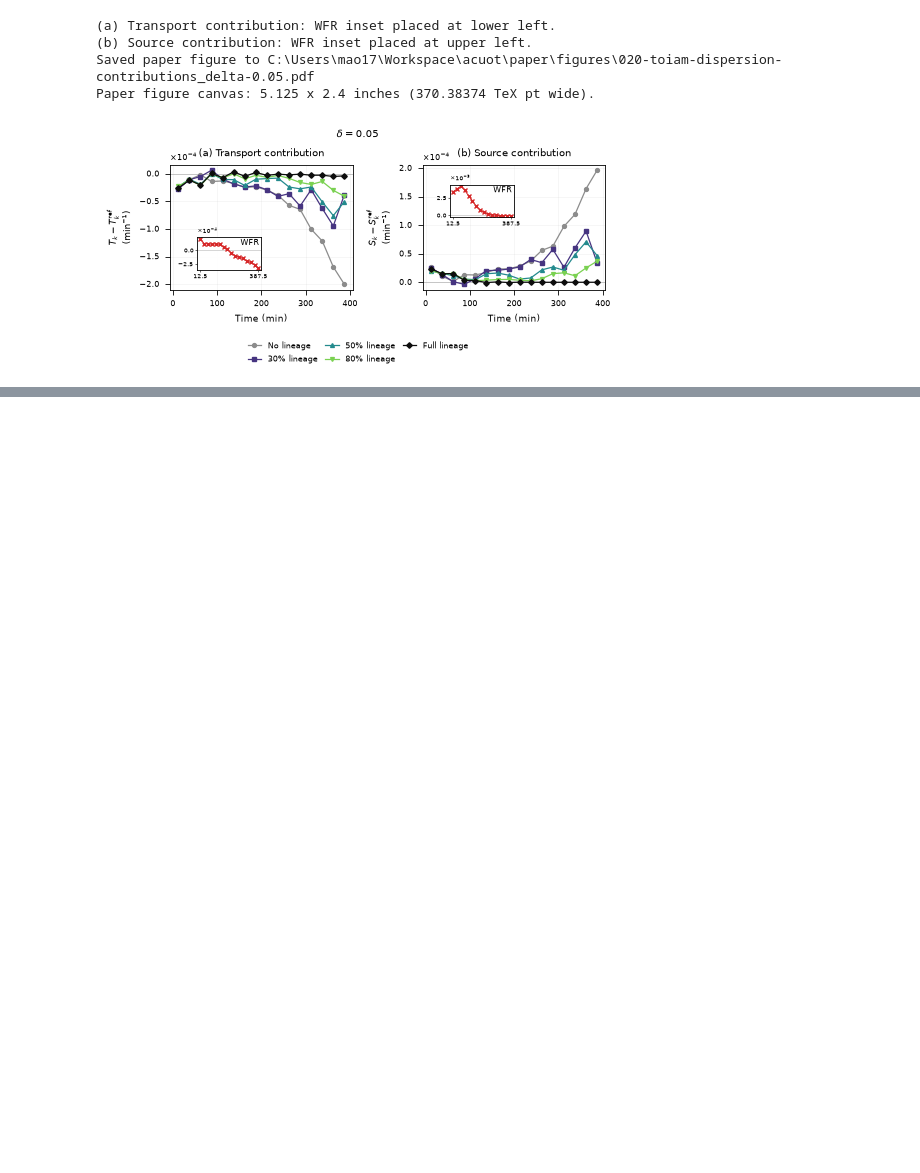
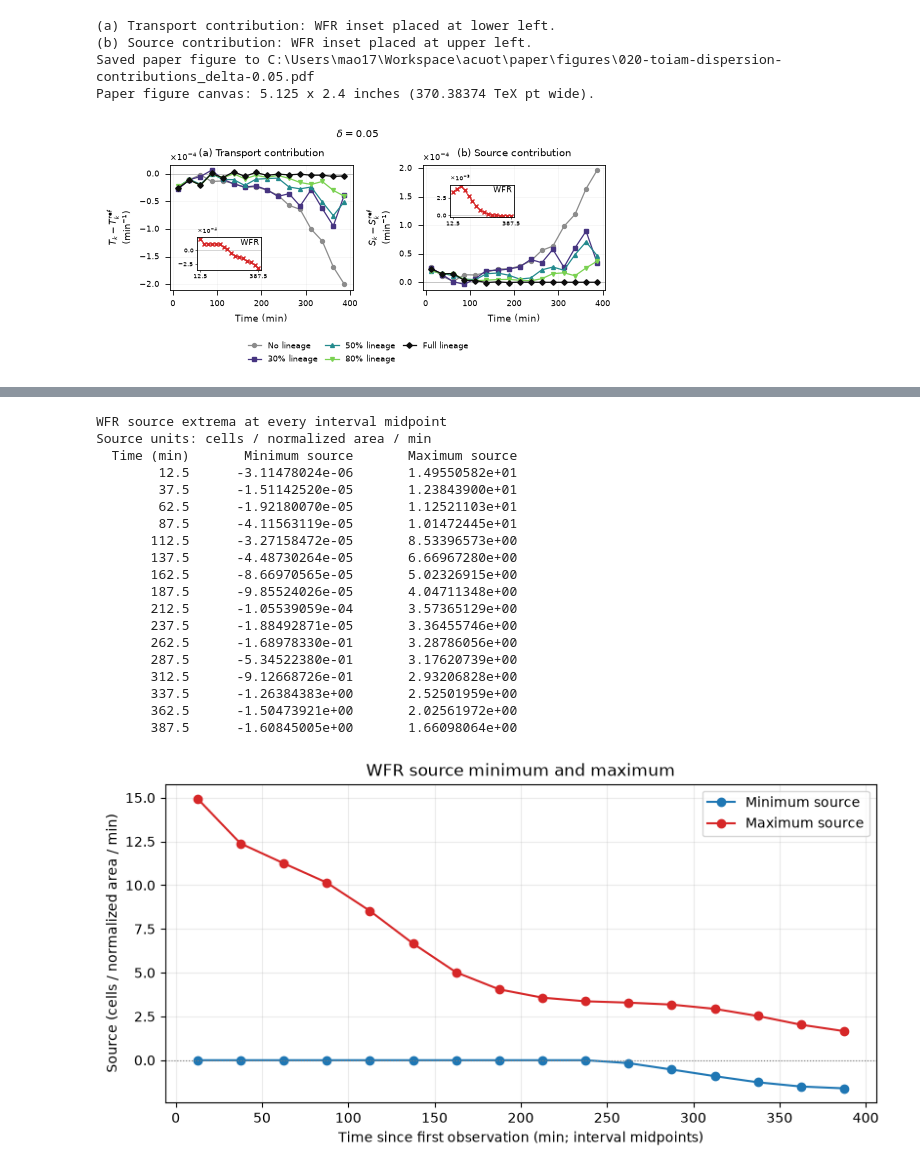
Before and after one commit to mao1756/acuot, a Jupyter notebook: paper/008-toiam-dispersion-constraint.ipynb, the cells around one changed output, grey strips where cells are left out. Cells and saved outputs as stored; diff of their text form; code cells hidden in the pictures; blank space fills up the shorter version.

```diff
--- a/paper/008-toiam-dispersion-constraint.ipynb
+++ b/paper/008-toiam-dispersion-constraint.ipynb
@@ -1618,0 +2083,69 @@ Saved C:\Users\mao17\Workspace\acuot\paper\figures\021-toiam-source-momentum_del
+# %%
+def plot_wfr_source_extrema(solution):
+    """Find signed spatial extrema of the centered source at every time interval."""
+    source = np.asarray(solution.V.Z)
+    lengths = np.asarray(solution.ll, dtype=float)
+    if source.ndim != 3 or 0 in source.shape:
+        raise ValueError("Expected a 2-D WFR source with shape (T, NY, NX).")
+    if not np.all(np.isfinite(source)):
+        raise ValueError("The retained WFR source contains non-finite values.")
+    if lengths.shape != (3,) or not np.all(np.isfinite(lengths)) or np.any(lengths <= 0):
+        raise ValueError("Expected positive finite time and spatial domain lengths.")
+
+    # Use the same centered source as the microscope overlays, before any
+    # color scaling. These are pointwise values, without spatial integration.
+    source_min = source.min(axis=(1, 2))
+    source_max = source.max(axis=(1, 2))
+    time_minutes = (np.arange(source.shape[0]) + 0.5) * lengths[0] / source.shape[0]
+
+    print("WFR source extrema at every interval midpoint")
+    print("Source units: cells / normalized area / min")
+    print(f"{'Time (min)':>12} {'Minimum source':>20} {'Maximum source':>20}")
+    for elapsed, minimum, maximum in zip(time_minutes, source_min, source_max):
+        print(f"{elapsed:12.6g} {minimum:20.8e} {maximum:20.8e}")
+
+    fig, ax = plt.subplots(figsize=(8, 4), layout="constrained")
+    ax.plot(time_minutes, source_min, "o-", color="tab:blue", label="Minimum source")
+    ax.plot(time_minutes, source_max, "o-", color="tab:red", label="Maximum source")
+    ax.axhline(0, color="0.5", linewidth=0.8, linestyle=":")
+    ax.set_xlabel("Time since first observation (min; interval midpoints)")
+    ax.set_ylabel("Source (cells / normalized area / min)")
+    ax.set_title("WFR source minimum and maximum")
+    ax.ticklabel_format(axis="y", style="sci", scilimits=(-3, 3), useOffset=False)
+    ax.grid(alpha=0.25)
+    ax.legend()
+    plt.show()
+    return time_minutes, source_min, source_max, fig, ax
+
+
+wfr_source_solution = globals().get("wfr_solution")
+if wfr_source_solution is None:
+    wfr_source_solution = (globals().get("method_data") or {}).get("WFR", (None,))[0]
+if wfr_source_solution is None:
+    raise RuntimeError(
+        "No retained WFR solution found. Run the WFR solve cell first."
+    )
+wfr_source_time, wfr_source_min, wfr_source_max, wfr_source_figure, wfr_source_axes = (
+    plot_wfr_source_extrema(wfr_source_solution)
+)
+# %% [output]
+WFR source extrema at every interval midpoint
+Source units: cells / normalized area / min
+  Time (min)       Minimum source       Maximum source
+        12.5      -3.11478024e-06       1.49550582e+01
+        37.5      -1.51142520e-05       1.23843900e+01
+        62.5      -1.92180070e-05       1.12521103e+01
+        87.5      -4.11563119e-05       1.01472445e+01
+       112.5      -3.27158472e-05       8.53396573e+00
+       137.5      -4.48730264e-05       6.66967280e+00
+       162.5      -8.66970565e-05       5.02326915e+00
+       187.5      -9.85524026e-05       4.04711348e+00
+       212.5      -1.05539059e-04       3.57365129e+00
+       237.5      -1.88492871e-05       3.36455746e+00
+       262.5      -1.68978330e-01       3.28786056e+00
+       287.5      -5.34522380e-01       3.17620739e+00
+       312.5      -9.12668726e-01       2.93206828e+00
+       337.5      -1.26384383e+00       2.52501959e+00
+       362.5      -1.50473921e+00       2.02561972e+00
+       387.5      -1.60845005e+00       1.66098064e+00
+[figure, added]
```
Also changed, not shown: parts of 16 cells of this notebook, 22 other files.
